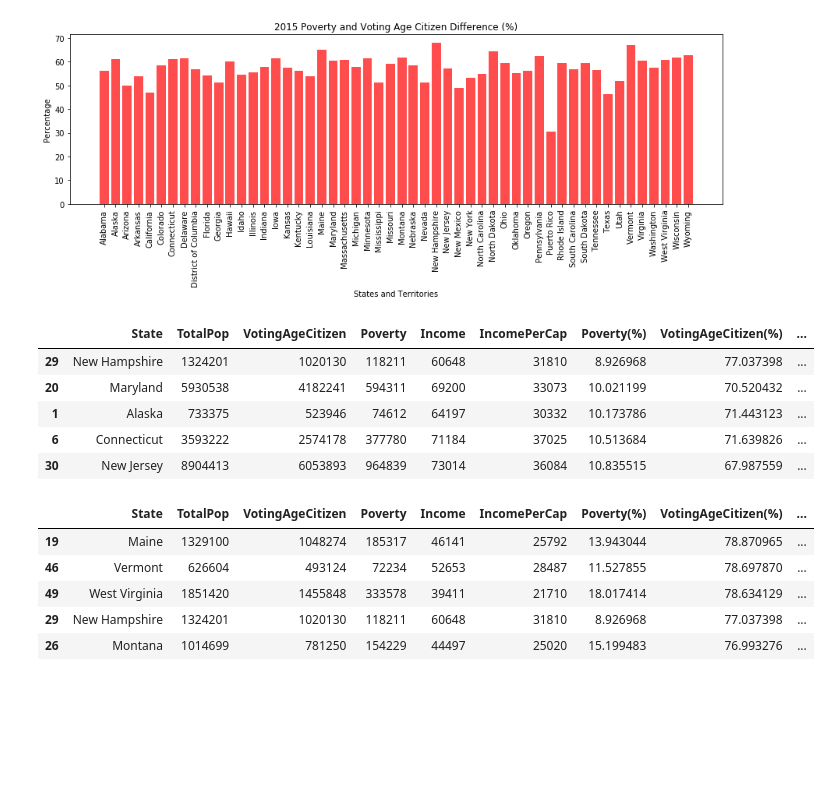
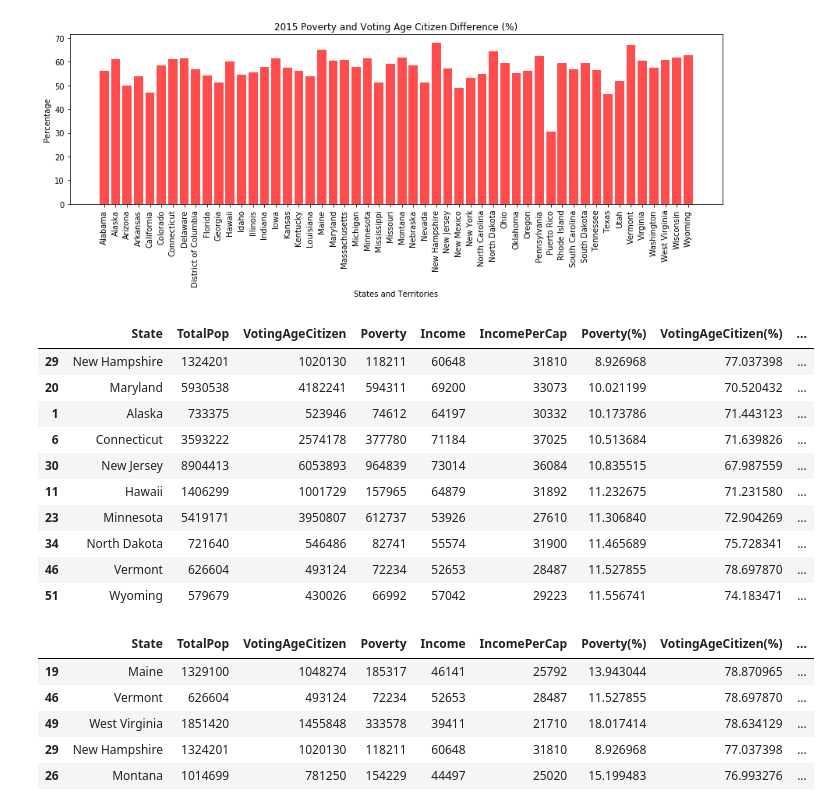
Before and after one commit to charlim26/censusproject, a Jupyter notebook: Kmar_Citizen_Poverty/Citizen_Poverty.ipynb, the cells around one changed output. Saved outputs shown, nothing was run; the diff lists cells and outputs as text; code cells hidden in the pictures; blank space fills up the shorter version.

```diff
--- a/Kmar_Citizen_Poverty/Citizen_Poverty.ipynb
+++ b/Kmar_Citizen_Poverty/Citizen_Poverty.ipynb
@@ -68,15 +69,20 @@ plt.show()
 [figure]
 # %%
 # Lowest poverty % 2015
-lowest_pov_15 = state_2015_citpov.nsmallest(5, "Poverty(%)")
+lowest_pov_15 = state_2015_citpov.nsmallest(10, "Poverty(%)")
 lowest_pov_15
 # %% [output]
 |  | State | TotalPop | VotingAgeCitizen | Poverty | Income | IncomePerCap | Poverty(%) | VotingAgeCitizen(%) | ... |
 | 29 | New Hampshire | 1324201 | 1020130 | 118211 | 60648 | 31810 | 8.926968 | 77.037398 | ... |
 | 20 | Maryland | 5930538 | 4182241 | 594311 | 69200 | 33073 | 10.021199 | 70.520432 | ... |
 | 1 | Alaska | 733375 | 523946 | 74612 | 64197 | 30332 | 10.173786 | 71.443123 | ... |
 | 6 | Connecticut | 3593222 | 2574178 | 377780 | 71184 | 37025 | 10.513684 | 71.639826 | ... |
 | 30 | New Jersey | 8904413 | 6053893 | 964839 | 73014 | 36084 | 10.835515 | 67.987559 | ... |
+| 11 | Hawaii | 1406299 | 1001729 | 157965 | 64879 | 31892 | 11.232675 | 71.231580 | ... |
+| 23 | Minnesota | 5419171 | 3950807 | 612737 | 53926 | 27610 | 11.306840 | 72.904269 | ... |
+| 34 | North Dakota | 721640 | 546486 | 82741 | 55574 | 31900 | 11.465689 | 75.728341 | ... |
+| 46 | Vermont | 626604 | 493124 | 72234 | 52653 | 28487 | 11.527855 | 78.697870 | ... |
+| 51 | Wyoming | 579679 | 430026 | 66992 | 57042 | 29223 | 11.556741 | 74.183471 | ... |
 # %%
 # Highest Voting Age Citizen % 2015
 high_vac_15 = state_2015_citpov.nlargest(5, "VotingAgeCitizen(%)")
```
Also changed, not shown: parts of 19 cells of this notebook.
